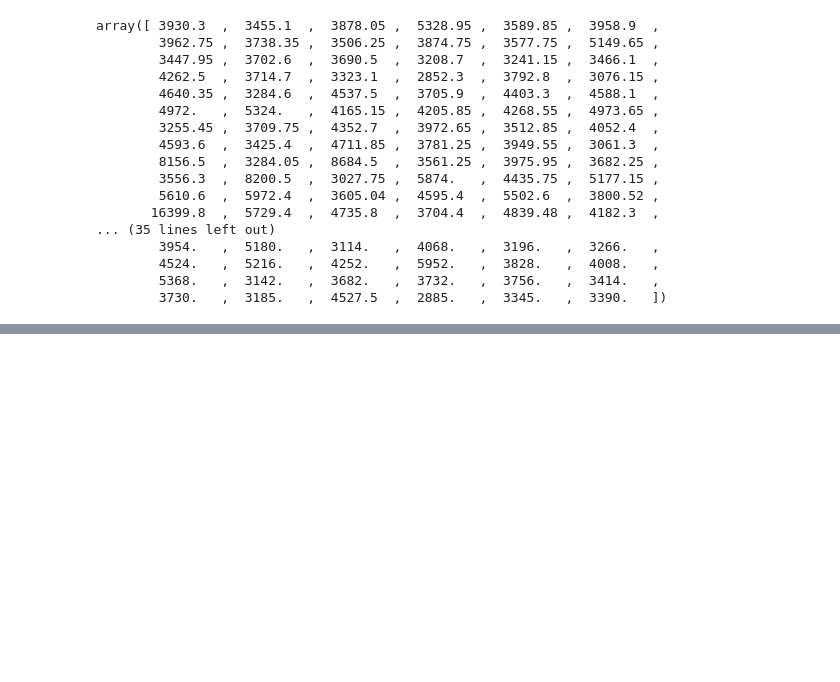
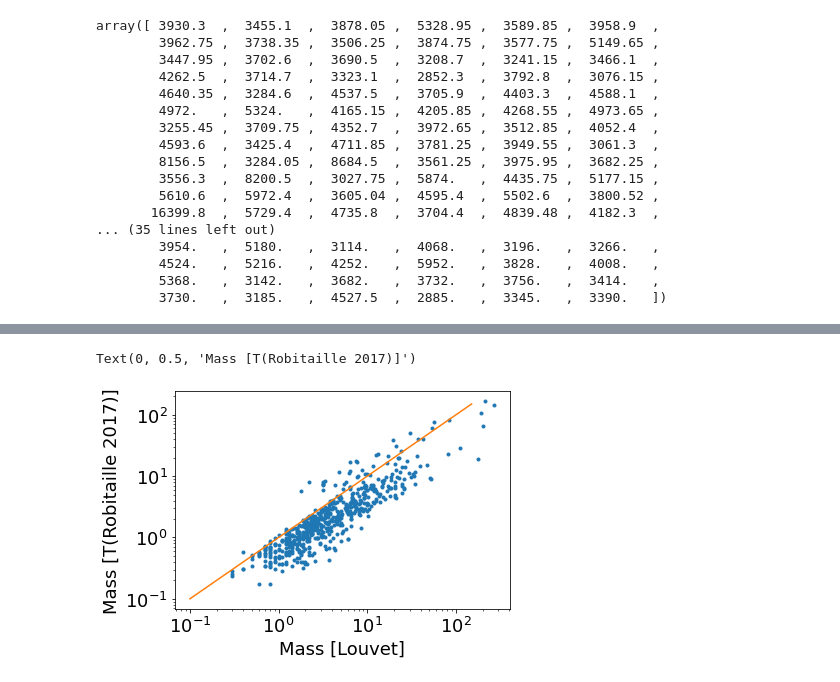
Before and after one commit to ALMA-IMF/notebooks, a Jupyter notebook: CatalogFluxHistogram.ipynb, the cells around one changed output, grey strips where cells are left out. Saved outputs shown, nothing was run; the diff lists cells and outputs as text; code cells hidden in the pictures; blank space fills up the shorter version.

```diff
--- a/CatalogFluxHistogram.ipynb
+++ b/CatalogFluxHistogram.ipynb
@@ -263,0 +351,14 @@ array([ 3930.3  ,  3455.1  ,  3878.05 ,  5328.95 ,  3589.85 ,  3958.9  ,
+# %%
+def mass(flux, temperature, distance, kappa=0.1*(225/1000)**1.5*u.cm**2/u.g):
+    #(distance**2 / kappa).to(u.M_sun)
+    return (flux * distance**2 / (kappa * BlackBody(temperature)(225*u.GHz)*u.sr)).to(u.M_sun)
+# %%
+pl.loglog(lconcat['Mass'], mass(lconcat['S_peak']*u.mJy,
+                              theo_temperature(lconcat['S_peak']*u.mJy),
+                              lconcat['distance'].quantity), '.')
+pl.plot([0.1,150],[0.1,150])
+pl.xlabel("Mass [Louvet]")
+pl.ylabel("Mass [T(Robitaille 2017)]")
+# %% [output]
+Text(0, 0.5, 'Mass [T(Robitaille 2017)]')
+[figure, added]
```
Also changed, not shown: parts of 13 cells of this notebook.
